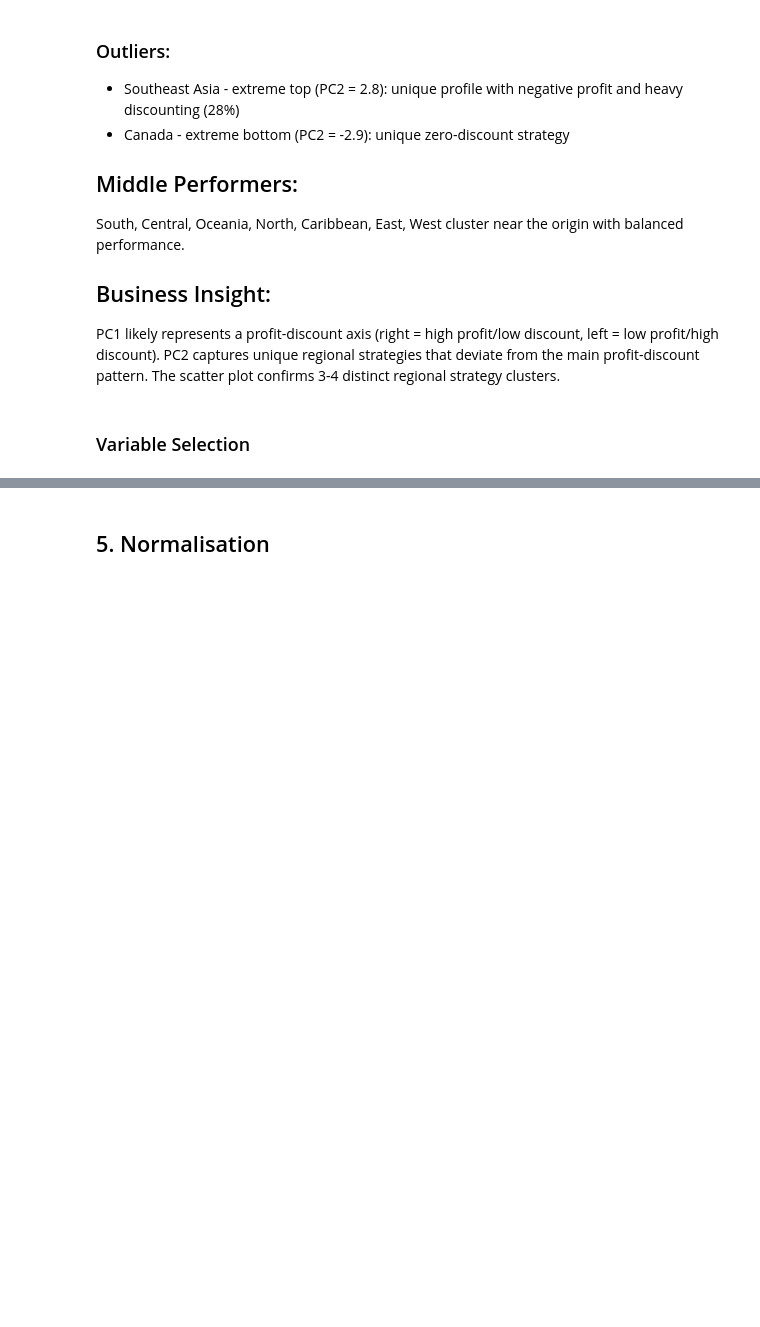
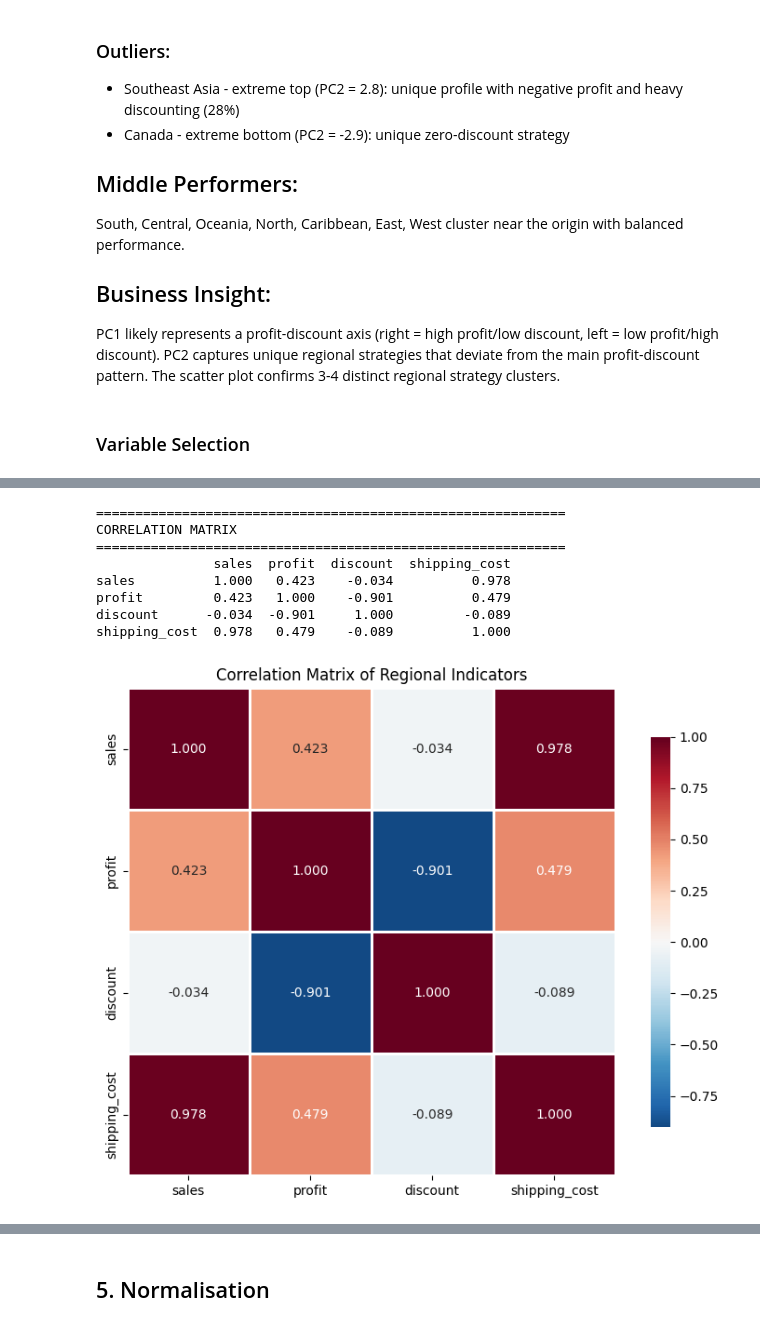
Before and after one commit to HaroldasT2/Data_Analysis_and_Visualisation_CA1, a Jupyter notebook: Indicator_analysis.ipynb, the cells around one changed output, grey strips where cells are left out. Saved outputs shown, nothing was run; the diff lists cells and outputs as text; code cells hidden in the pictures; blank space fills up the shorter version.

```diff
--- a/Indicator_analysis.ipynb
+++ b/Indicator_analysis.ipynb
@@ -1167,0 +1230,26 @@ PC1 likely represents a profit-discount axis (right = high profit/low discount,
+# %%
+
+# Step 3: Calculate correlation matrix to check for redundancy
+print("\n" + "=" * 60)
+print("CORRELATION MATRIX")
+print("=" * 60)
+correlation_matrix = regional_data[['sales', 'profit', 'discount', 'shipping_cost']].corr()
+print(correlation_matrix.round(3))
+
+# Visualize correlation heatmap
+plt.figure(figsize=(8, 6))
+sns.heatmap(correlation_matrix, annot=True, fmt='.3f', cmap='RdBu_r', center=0,
+            square=True, linewidths=1, cbar_kws={"shrink": 0.8})
+plt.title('Correlation Matrix of Regional Indicators')
+plt.tight_layout()
+plt.show()
+# %% [output]
+============================================================
+CORRELATION MATRIX
+============================================================
+               sales  profit  discount  shipping_cost
+sales          1.000   0.423    -0.034          0.978
+profit         0.423   1.000    -0.901          0.479
+discount      -0.034  -0.901     1.000         -0.089
+shipping_cost  0.978   0.479    -0.089          1.000
+[figure, added]
```
Also changed, not shown: parts of 10 cells of this notebook.
